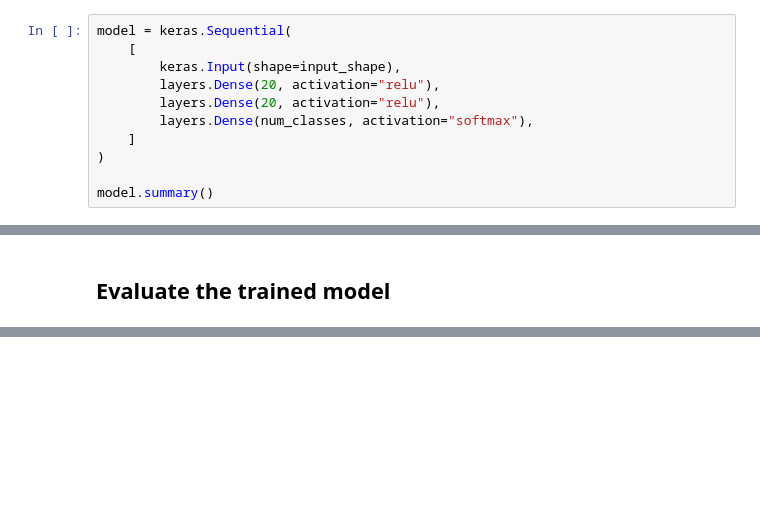
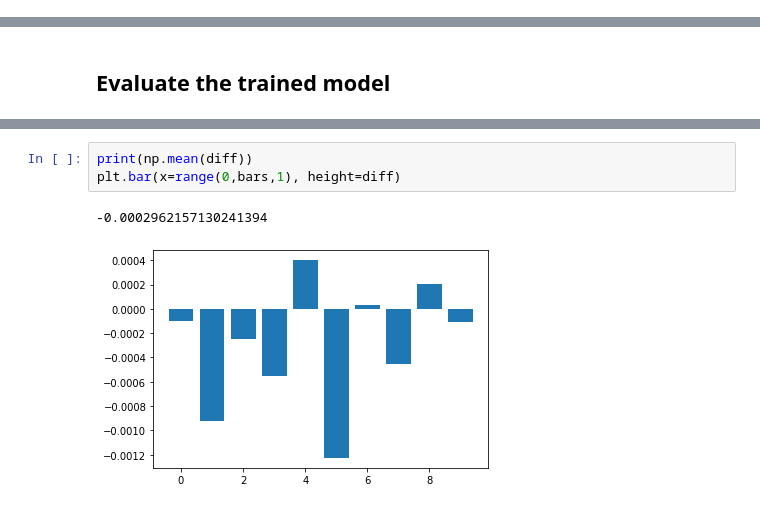
Before and after one commit to JacobKjaerager/ERTS_final_project, a Jupyter notebook: Proof_of_weight_reduction.ipynb, the cells around one changed output, grey strips where cells are left out. Drawn from its saved outputs; the diff is of its cells as text; blank space fills up the shorter version.

```diff
--- a/Proof_of_weight_reduction.ipynb
+++ b/Proof_of_weight_reduction.ipynb
@@ -46,14 +38,3 @@ X_pca_train = pca.fit_transform(reshaped_training_data)
 X_pca_test = pca.transform(reshaped_test_data)
 # %% [markdown]
 ## Build the model
-# %%
-model = keras.Sequential(
-    [
-        keras.Input(shape=input_shape),
-        layers.Dense(20, activation="relu"),
-        layers.Dense(20, activation="relu"),
-        layers.Dense(num_classes, activation="softmax"),
-    ]
-)
-
-model.summary()
@@ -152,0 +152,6 @@ for layer in model.get_weights():
+# %%
+print(np.mean(diff))
+plt.bar(x=range(0,bars,1), height=diff)
+# %% [output]
+-0.0002962157130241394
+[figure, added]
```
Also changed, not shown: parts of 15 cells of this notebook, 1 other file.
